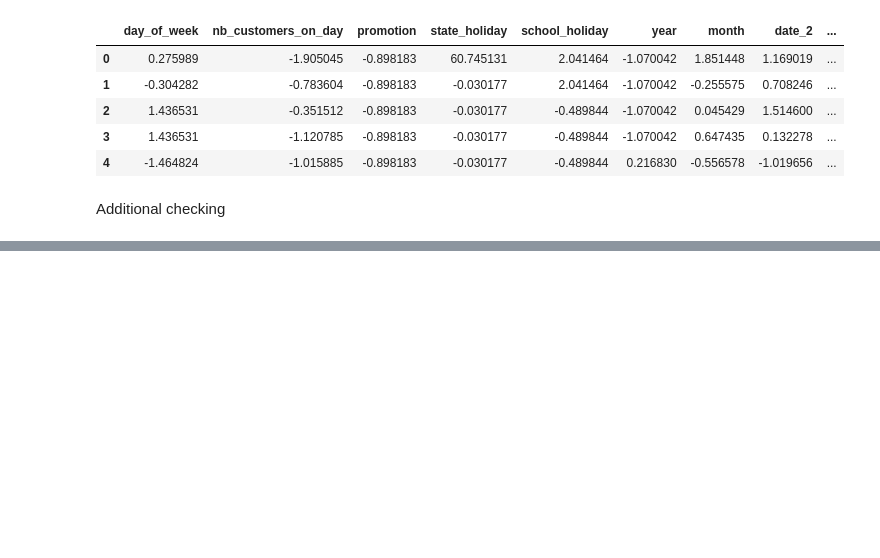
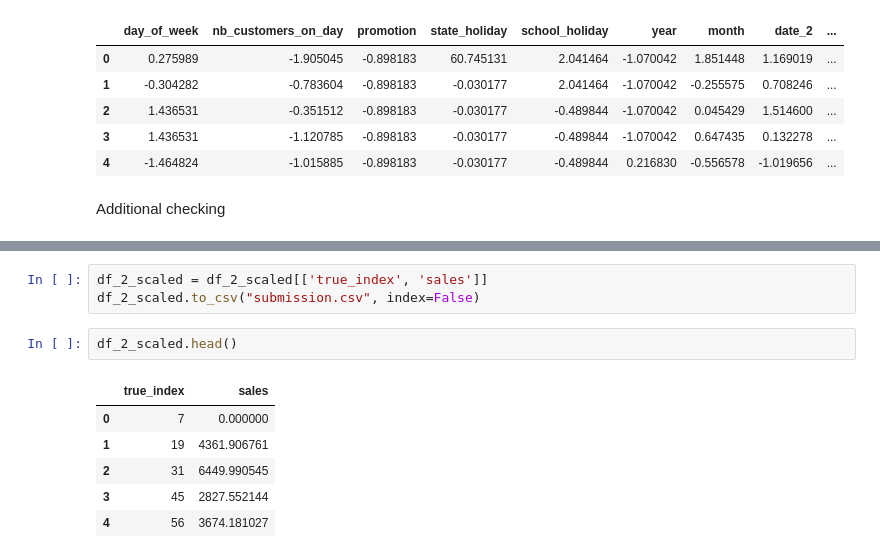
Before and after one commit to GeorgiosKoutroumanos/IronKaggle-ML-model, a Jupyter notebook: Main IronKaggle.ipynb, the cells around one changed output, grey strips where cells are left out. Drawn from its saved outputs; the diff is of its cells as text; blank space fills up the shorter version.

```diff
--- a/Main IronKaggle.ipynb
+++ b/Main IronKaggle.ipynb
@@ -676,0 +695,12 @@ plt.show()
+# %%
+df_2_scaled = df_2_scaled[['true_index', 'sales']]
+df_2_scaled.to_csv("submission.csv", index=False)
+# %%
+df_2_scaled.head()
+# %% [output]
+|  | true_index | sales |
+| 0 | 7 | 0.000000 |
+| 1 | 19 | 4361.906761 |
+| 2 | 31 | 6449.990545 |
+| 3 | 45 | 2827.552144 |
+| 4 | 56 | 3674.181027 |
```
Also changed, not shown: parts of 11 cells of this notebook.
